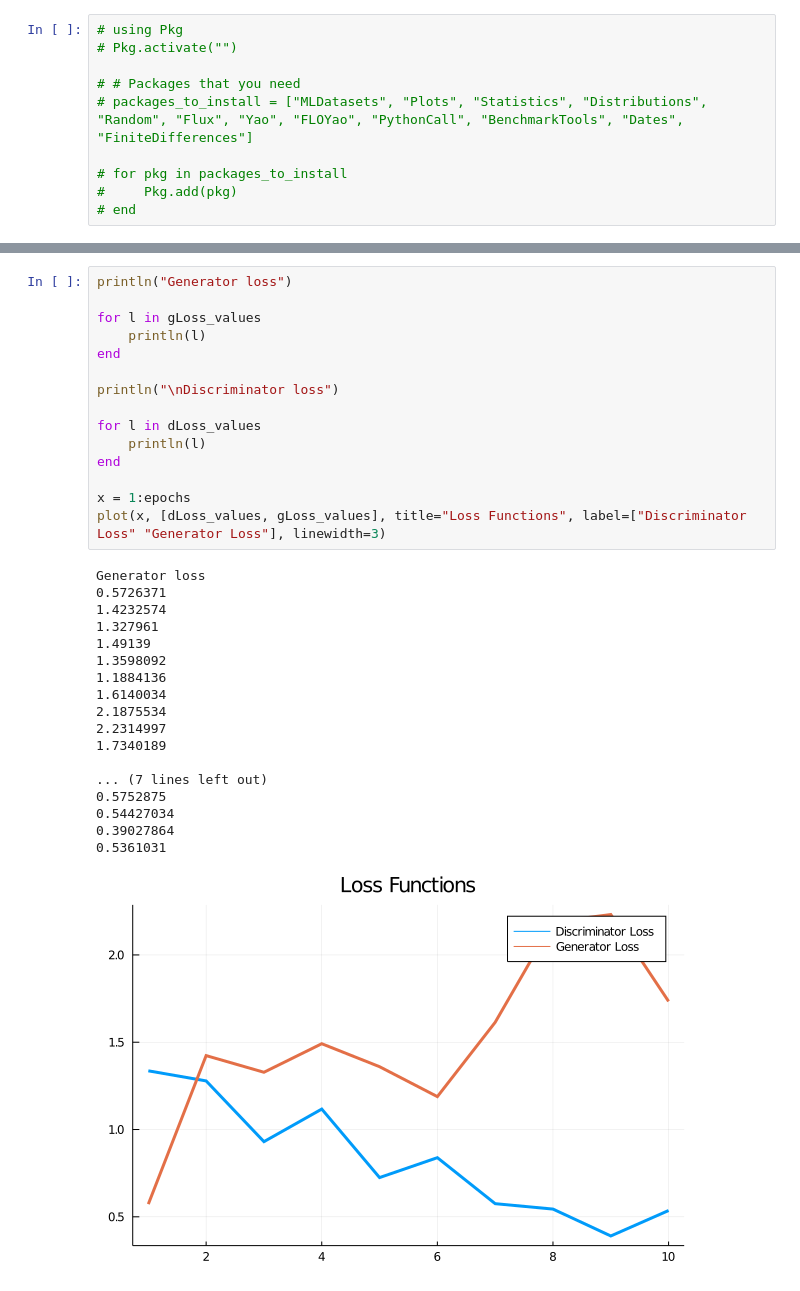
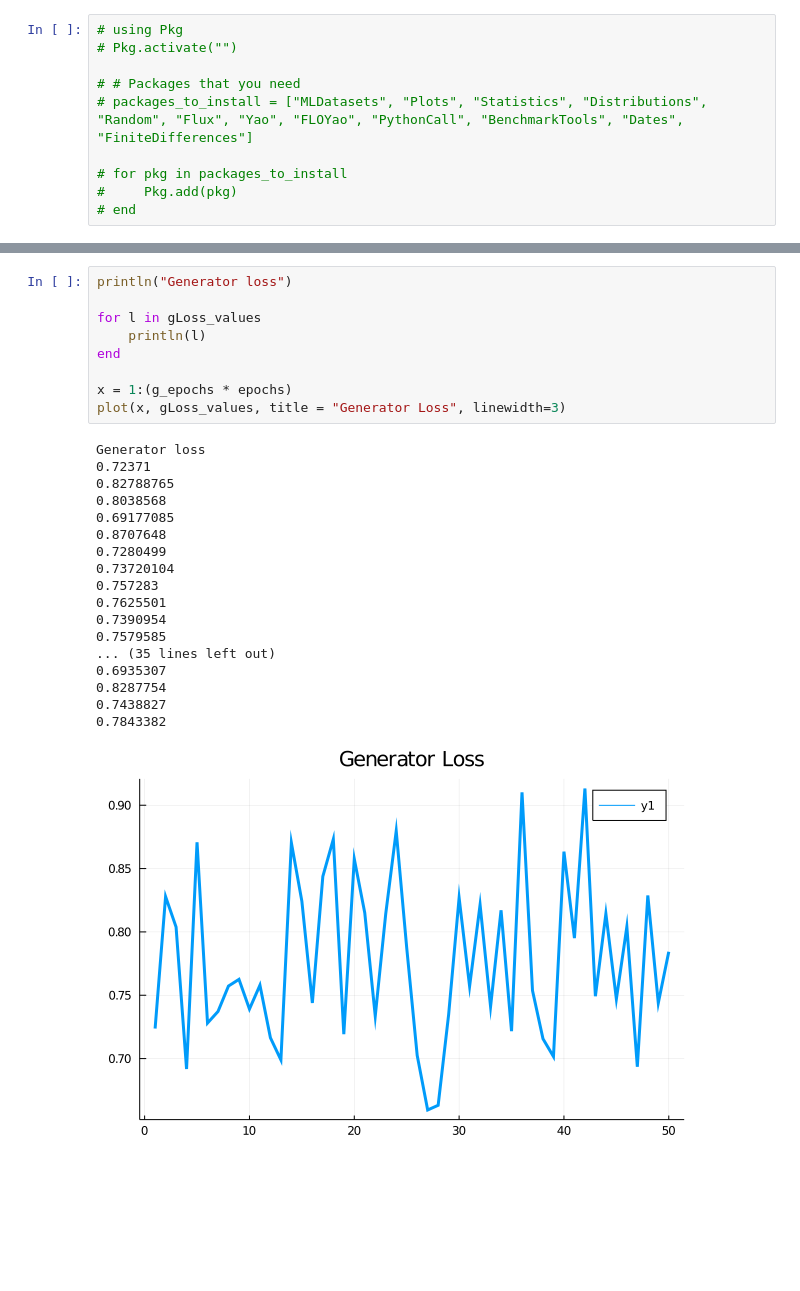
Before and after one commit to p-luo/MatchgateGAN, a Jupyter notebook: prototypes/GANtricks.ipynb, the cells around one changed output, grey strips where cells are left out. Drawn from its saved outputs; the diff is of its cells as text; blank space fills up the shorter version.

```diff
--- a/prototypes/GANtricks.ipynb
+++ b/prototypes/GANtricks.ipynb
@@ -292,34 +306,28 @@ epoch 10 total time elapsed: 198.6480529308319
 # %%
 println("Generator loss")
 
 for l in gLoss_values
     println(l)
 end
 
-println("\nDiscriminator loss")
-
-for l in dLoss_values
-    println(l)
-end
-
-x = 1:epochs
-plot(x, [dLoss_values, gLoss_values], title="Loss Functions", label=["Discriminator Loss" "Generator Loss"], linewidth=3)
+x = 1:(g_epochs * epochs)
+plot(x, gLoss_values, title = "Generator Loss", linewidth=3)
 # %% [output]
 Generator loss
-0.5726371
-1.4232574
-1.327961
-1.49139
-1.3598092
-1.1884136
-1.6140034
-2.1875534
-2.2314997
-1.7340189
-
-... (7 lines left out)
-0.5752875
-0.54427034
-0.39027864
-0.5361031
+0.72371
+0.82788765
+0.8038568
+0.69177085
+0.8707648
+0.7280499
+0.73720104
+0.757283
+0.7625501
+0.7390954
+0.7579585
+... (35 lines left out)
+0.6935307
+0.8287754
+0.7438827
+0.7843382
-[figure, old version]
+[figure, new version]
```
Also changed, not shown: parts of 8 cells of this notebook, 2 other files.
